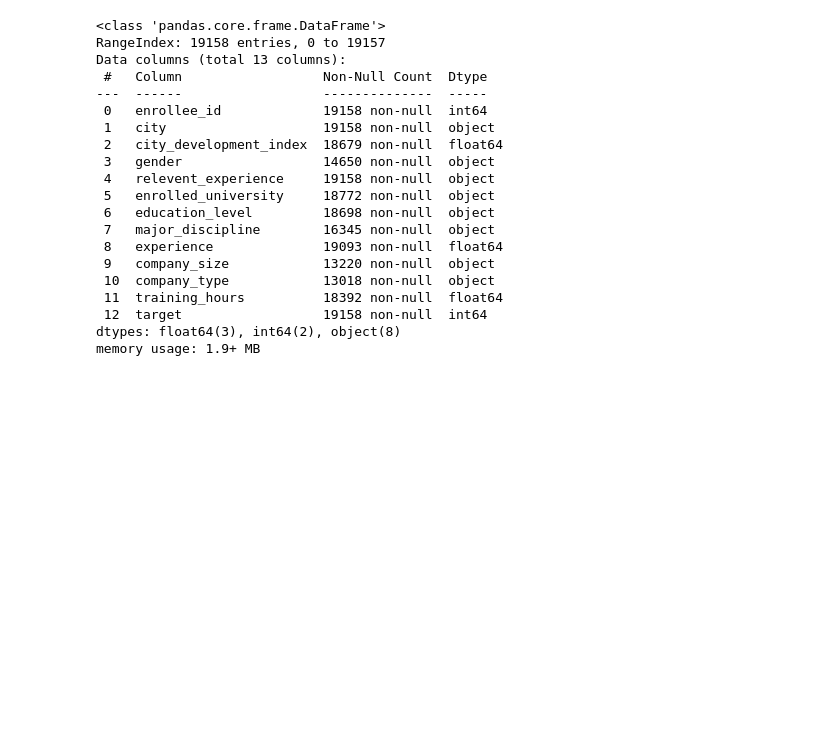
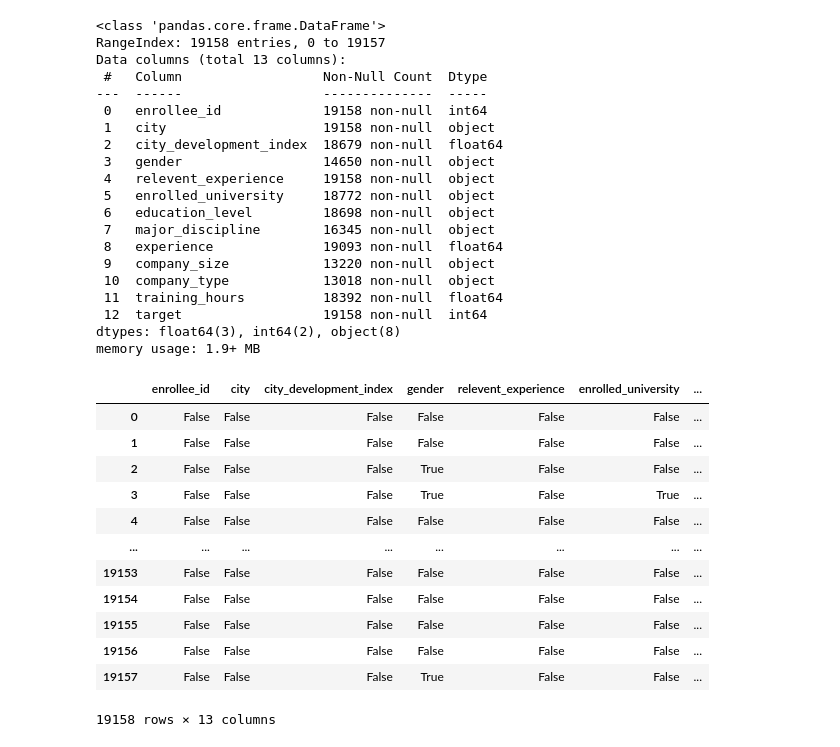
Before and after one commit to Vinay2080/JupyterProject, a Jupyter notebook: experiment_one.ipynb, the cells around one changed output. Drawn from its saved outputs; the diff is of its cells as text; code cells hidden in the pictures; blank space fills up the shorter version.

```diff
--- a/experiment_one.ipynb
+++ b/experiment_one.ipynb
@@ -76,3 +75,19 @@ Data columns (total 13 columns):
  12  target                  19158 non-null  int64
 dtypes: float64(3), int64(2), object(8)
 memory usage: 1.9+ MB
+# %%
+df.isnull()
+# %% [output]
+|  | enrollee_id | city | city_development_index | gender | relevent_experience | enrolled_university | ... |
+| 0 | False | False | False | False | False | False | ... |
+| 1 | False | False | False | False | False | False | ... |
+| 2 | False | False | False | True | False | False | ... |
+| 3 | False | False | False | True | False | True | ... |
+| 4 | False | False | False | False | False | False | ... |
+| ... | ... | ... | ... | ... | ... | ... | ... |
+| 19153 | False | False | False | False | False | False | ... |
+| 19154 | False | False | False | False | False | False | ... |
+| 19155 | False | False | False | False | False | False | ... |
+| 19156 | False | False | False | False | False | False | ... |
+| 19157 | False | False | False | True | False | False | ... |
+19158 rows × 13 columns
```
Also changed, not shown: parts of 13 cells of this notebook, 1 other file.
